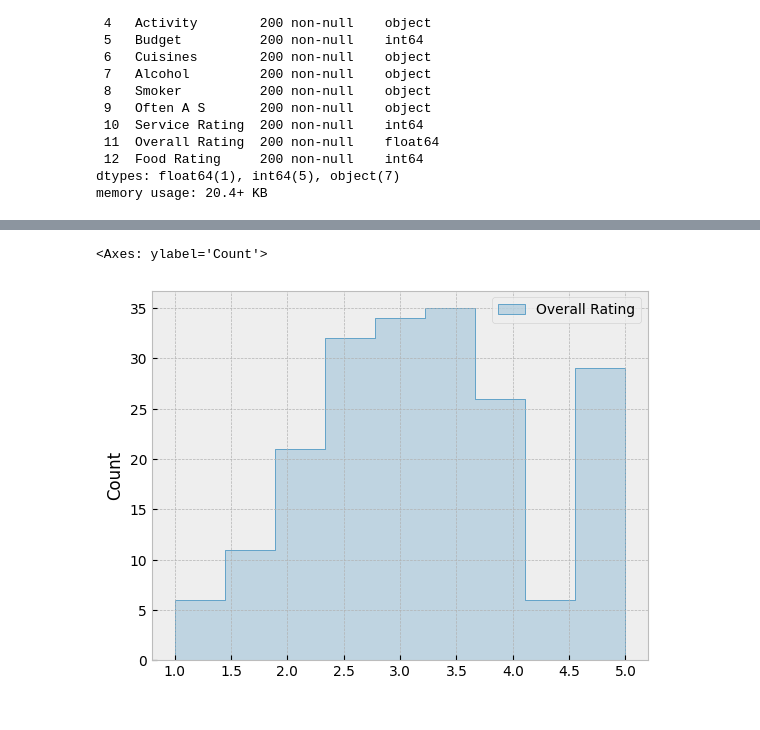
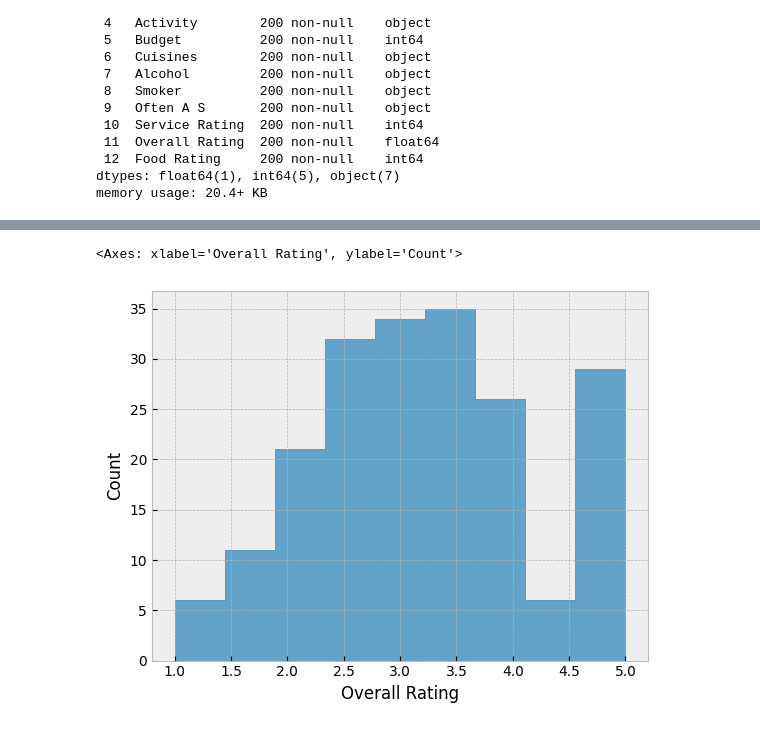
Before and after one commit to Mayonnaise-Slap/kaggle-stuff, a Jupyter notebook: food_eda.ipynb, the cells around one changed output, grey strips where cells are left out. Drawn from its saved outputs; the diff is of its cells as text; code cells hidden in the pictures.

```diff
--- a/food_eda.ipynb
+++ b/food_eda.ipynb
@@ -86,8 +82,8 @@ dataset_df
 # %%
-sns.histplot(data=dataset_df[["Overall Rating"]], element="step")
+sns.histplot(data=dataset_df["Overall Rating"], element="step")
 # %% [output]
-<Axes: ylabel='Count'>
+<Axes: xlabel='Overall Rating', ylabel='Count'>
-[figure, old version]
+[figure, new version]
 # %%
 num_dataset = dataset_df.copy()
 for col in num_dataset:
```
Also changed, not shown: parts of 21 cells of this notebook, 1 other file.
